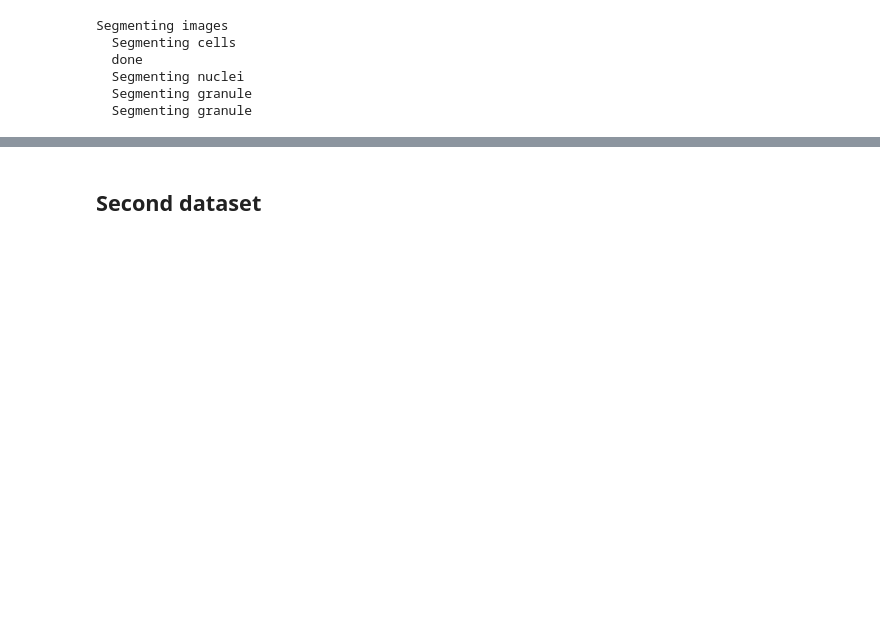
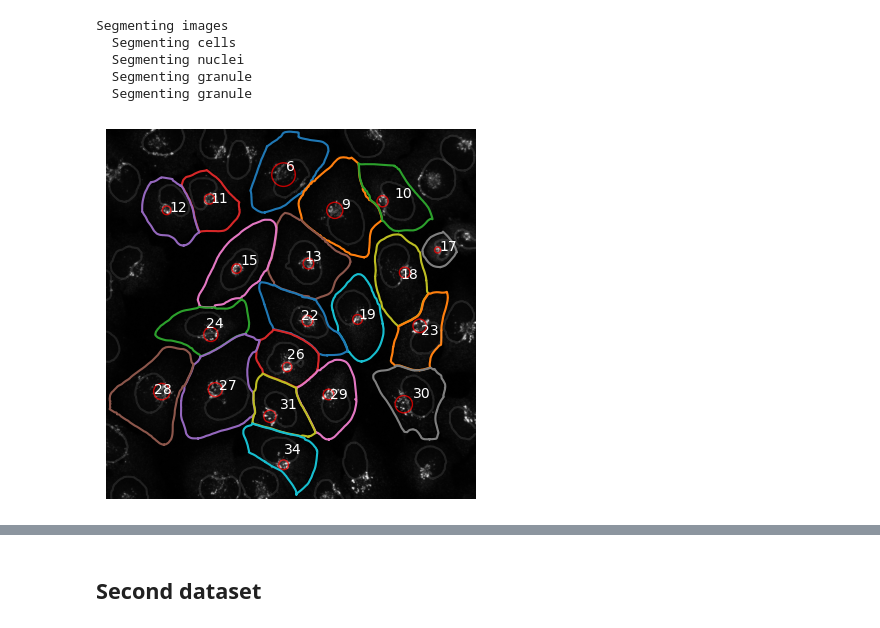
Before and after one commit to jboulanger/sganalysis, a Jupyter notebook: Untitled-1.ipynb, the cells around one changed output, grey strips where cells are left out. Cells and saved outputs as stored; diff of their text form; code cells hidden in the pictures; blank space fills up the shorter version.

```diff
--- a/Untitled-1.ipynb
+++ b/Untitled-1.ipynb
@@ -10,12 +13,15 @@ import json
 configfile = '/media/cephfs2/userdata/Bullock_group/Lucas/EXP.M20221012/KIF5B p150/config.json'
 config = json.load(open(configfile))
 fname = '/media/cephfs2/userdata/Bullock_group/Lucas/EXP.M20221012/KIF5B p150/U2OS siCNTRL AS Z Positions_Maximum intensity projection.lsm'
-stats, mip, labels, rois = sga.process_fov(fname,1,config)
+stats, mip, labels, rois = sga.process_fov(fname,1,config,1)
 # %% [output]
 Segmenting images
   Segmenting cells
-  done
   Segmenting nuclei
   Segmenting granule
   Segmenting granule
+# %%
+sga.show_image(mip, labels, rois, stats)
+# %% [output]
+[figure, added]
 # %%
```
Also changed, not shown: parts of 3 cells of this notebook, 4 other files.
